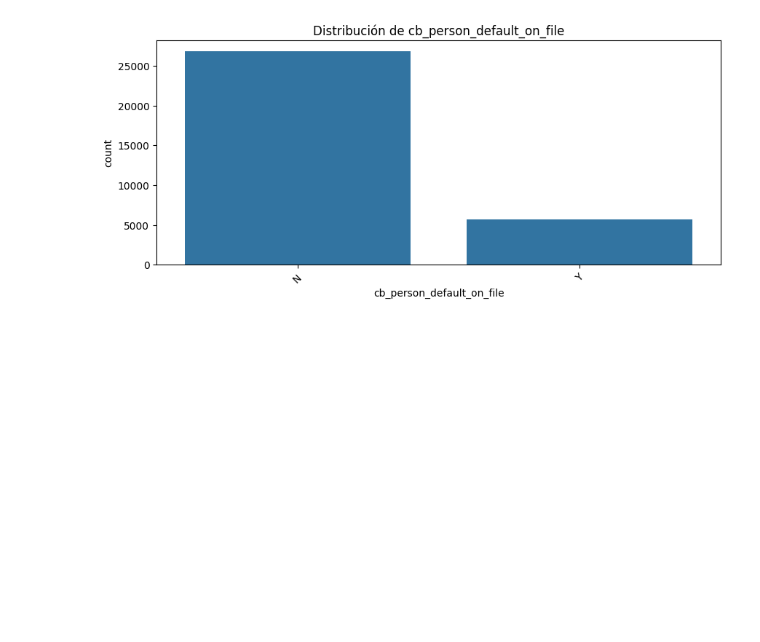
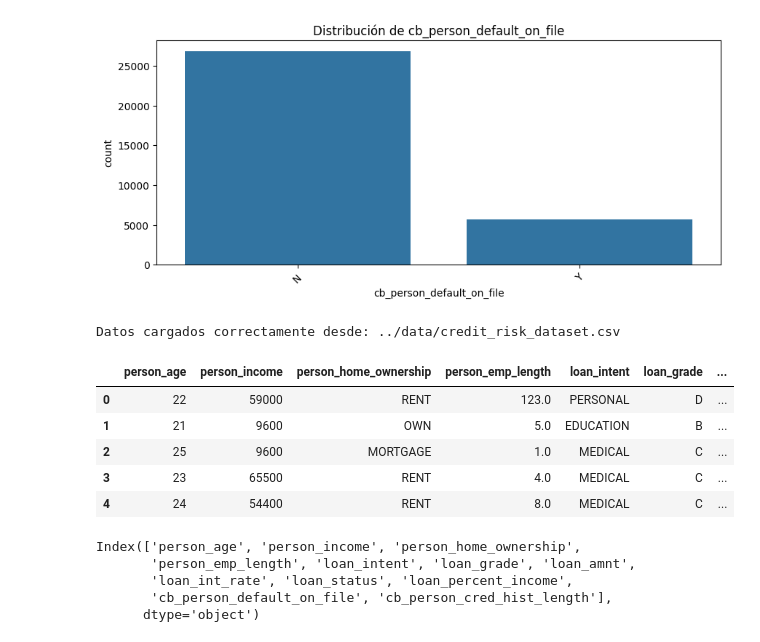
Before and after one commit to Q-V3pv/credit-risk-analysis, a Jupyter notebook: notebooks/exploracion_inicial.ipynb, the cells around one changed output. Saved outputs shown, nothing was run; the diff lists cells and outputs as text; code cells hidden in the pictures; blank space fills up the shorter version.

```diff
--- a/exploracion_inicial.ipynb
+++ b/notebooks/exploracion_inicial.ipynb
@@ -72,3 +72,31 @@ cb_person_cred_hist_length            -0.031690                    1.000000
 [figure]
 [figure]
 [figure]
+# %%
+import sys
+import os
+
+
+sys.path.append(os.path.abspath("../src"))
+
+from data_loader import load_data
+
+df = load_data('../data/credit_risk_dataset.csv')
+df.head()
+# %% [output]
+Datos cargados correctamente desde: ../data/credit_risk_dataset.csv
+|  | person_age | person_income | person_home_ownership | person_emp_length | loan_intent | loan_grade | ... |
+| 0 | 22 | 59000 | RENT | 123.0 | PERSONAL | D | ... |
+| 1 | 21 | 9600 | OWN | 5.0 | EDUCATION | B | ... |
+| 2 | 25 | 9600 | MORTGAGE | 1.0 | MEDICAL | C | ... |
+| 3 | 23 | 65500 | RENT | 4.0 | MEDICAL | C | ... |
+| 4 | 24 | 54400 | RENT | 8.0 | MEDICAL | C | ... |
+# %%
+# Mostrar todas las columnas del DataFrame
+print(df.columns)
+# %% [output]
+Index(['person_age', 'person_income', 'person_home_ownership',
+       'person_emp_length', 'loan_intent', 'loan_grade', 'loan_amnt',
+       'loan_int_rate', 'loan_status', 'loan_percent_income',
+       'cb_person_default_on_file', 'cb_person_cred_hist_length'],
+      dtype='object')
```
Also changed, not shown: parts of 3 cells of this notebook, 7 other files.
